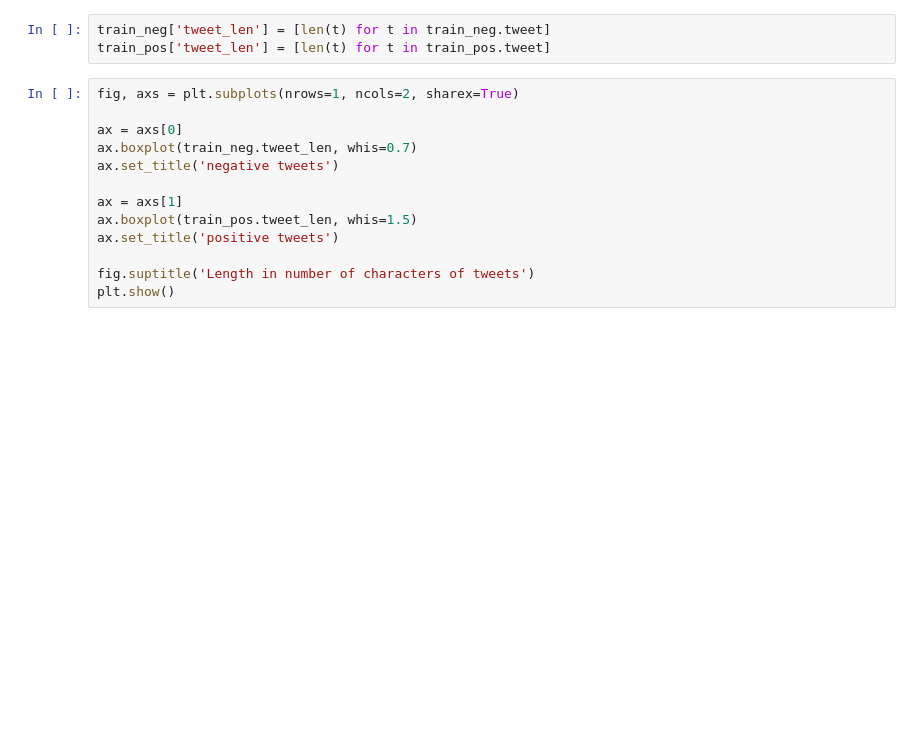
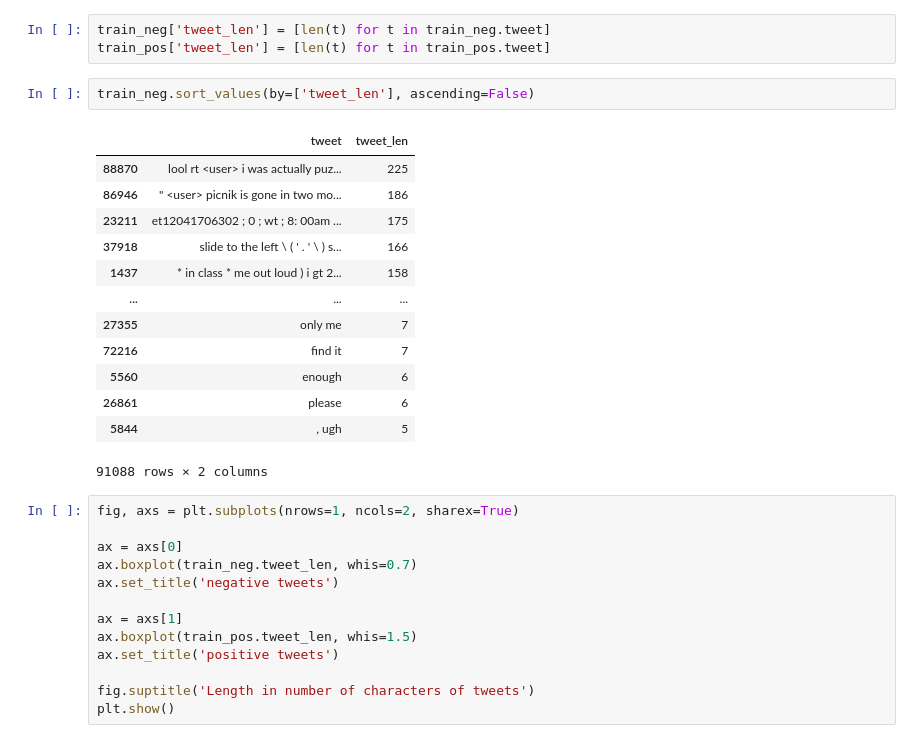
Before and after one commit to zeineb12/tweet_classification, a Jupyter notebook: Zeineb_notebook_stopwords_lilia.ipynb, the cells around one changed output. Saved outputs shown, nothing was run; the diff lists cells and outputs as text; blank space fills up the shorter version.

```diff
--- a/Zeineb_notebook_stopwords_lilia.ipynb
+++ b/Zeineb_notebook_stopwords_lilia.ipynb
@@ -70,6 +71,22 @@ We see that the dataset is balanced
 # %%
 train_neg['tweet_len'] = [len(t) for t in train_neg.tweet]
 train_pos['tweet_len'] = [len(t) for t in train_pos.tweet]
+# %%
+train_neg.sort_values(by=['tweet_len'], ascending=False)
+# %% [output]
+|  | tweet | tweet_len |
+| 88870 | lool rt <user> i was actually puz... | 225 |
+| 86946 | " <user> picnik is gone in two mo... | 186 |
+| 23211 | et12041706302 ; 0 ; wt ; 8: 00am ... | 175 |
+| 37918 | slide to the left \ ( ' . ' \ ) s... | 166 |
+| 1437 | * in class * me out loud ) i gt 2... | 158 |
+| ... | ... | ... |
+| 27355 | only me | 7 |
+| 72216 | find it | 7 |
+| 5560 | enough | 6 |
+| 26861 | please | 6 |
+| 5844 | , ugh | 5 |
+91088 rows × 2 columns
 # %%
 fig, axs = plt.subplots(nrows=1, ncols=2, sharex=True)
 
```
Also changed, not shown: parts of 1 cell of this notebook, 6 other files.
